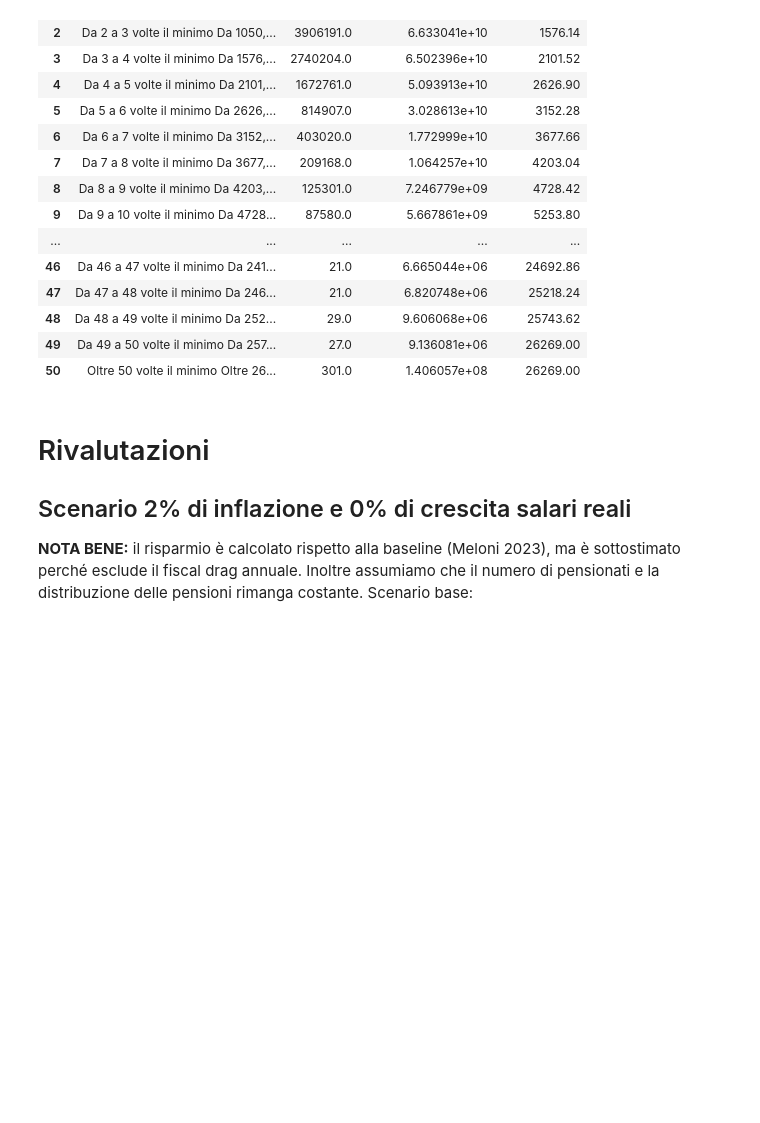
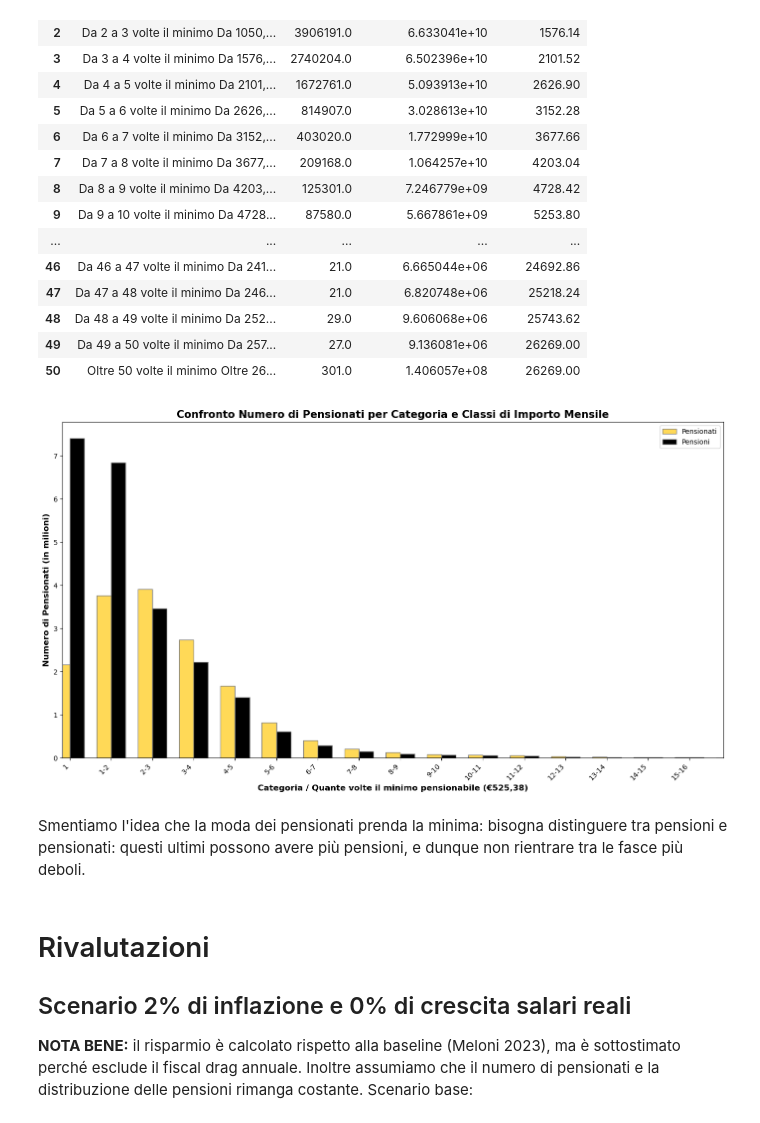
Before and after one commit to chiesastefano/pensioniDRIN, a Jupyter notebook: sample.ipynb, the cells around one changed output. Saved outputs shown, nothing was run; the diff lists cells and outputs as text; code cells hidden in the pictures; blank space fills up the shorter version.

```diff
--- a/sample.ipynb
+++ b/sample.ipynb
@@ -133,6 +133,51 @@ def format_categoria(categoria):
         return categoria
 
 pensionati['Categoria'] = pensionati['Categoria'].apply(format_categoria)
+# %%
+from matplotlib.pyplot import savefig
+import matplotlib.pyplot as plt
+import numpy as np
+
+# Data (converted to millions)
+categories = pensionati['Categoria'][:30]
+pensionati_count = pensionati['Pensionati'][:30] / 1e6
+pensioni_count = pensioni['Pensioni'][:30] / 1e6
+
+# Bar width
+bar_width = 0.35
+
+# Positions of the bars on the x-axis
+r1 = np.arange(len(categories))
+r2 = [x + bar_width for x in r1]
+
+# Create the plot
+plt.figure(figsize=(14, 8))
+
+# Create bars
+plt.bar(r1, pensionati_count, color='#FFD957', width=bar_width, edgecolor='grey', label='Pensionati')
+plt.bar(r2, pensioni_count, color='#000000', width=bar_width, edgecolor='grey', label='Pensioni')
+
+# Add labels
+plt.xlabel('Categoria / Quante volte il minimo pensionabile (€525,38)', fontsize=12, fontweight='bold')
+plt.ylabel('Numero di Pensionati (in milioni)', fontsize=12, fontweight='bold')
+plt.title('Confronto Numero di Pensionati per Categoria e Classi di Importo Mensile', fontsize=15, fontweight='bold')
+plt.xticks([r + bar_width/2 for r in range(len(categories))], categories, rotation=45, ha='right')
+
+# Set x-axis limit
+plt.xlim(0, 16)
+
+# Add legend
+plt.legend()
+
+# Adjust layout
+plt.tight_layout()
+savefig('graphs/pensioni_e_pensionati_per_categoria.png')
+# Show the plot
+plt.show()
+# %% [output]
+[figure, added]
+# %% [markdown]
+Smentiamo l'idea che la moda dei pensionati prenda la minima: bisogna distinguere tra pensioni e pensionati: questi ultimi possono avere più pensioni, e dunque non rientrare tra le fasce più deboli.
 # %% [markdown]
 # Rivalutazioni
 ## Scenario 2% di inflazione e 0% di crescita salari reali
```
Also changed, not shown: parts of 3 cells of this notebook, 4 other files.
